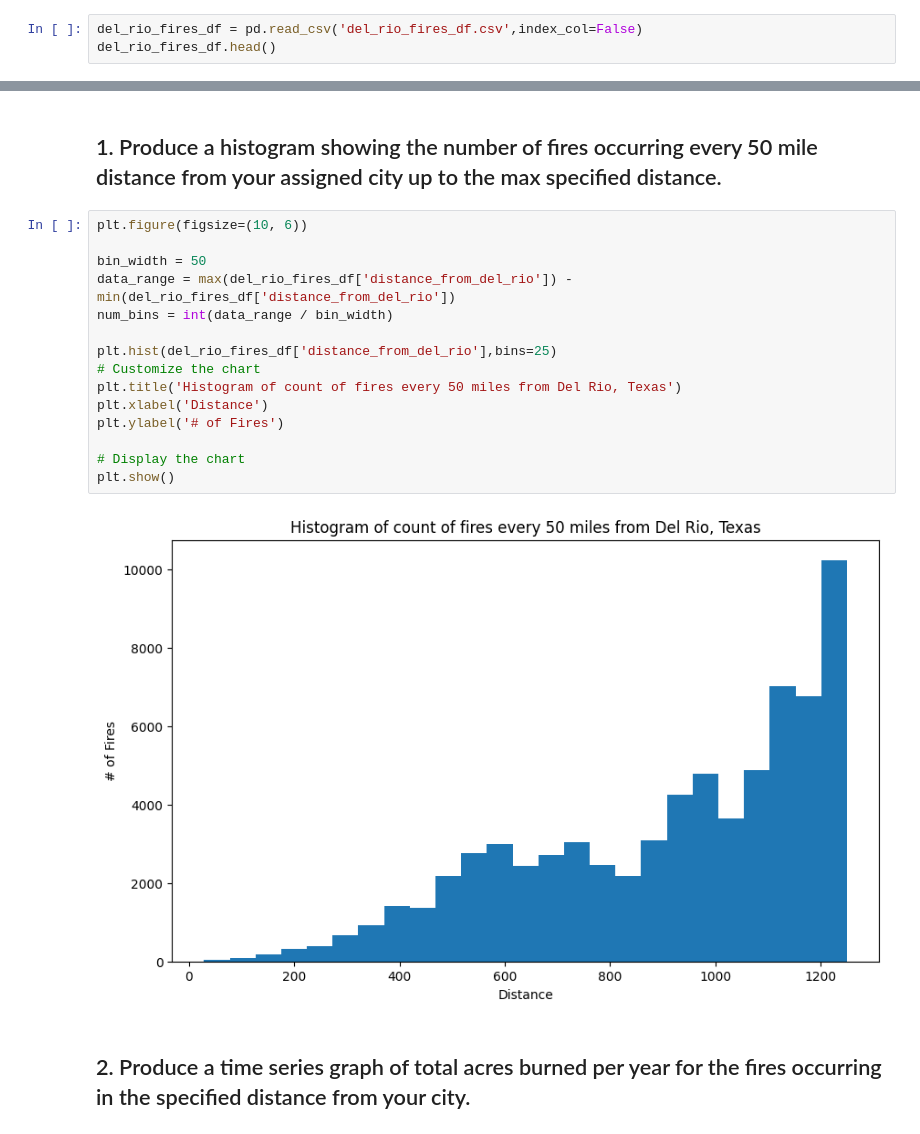
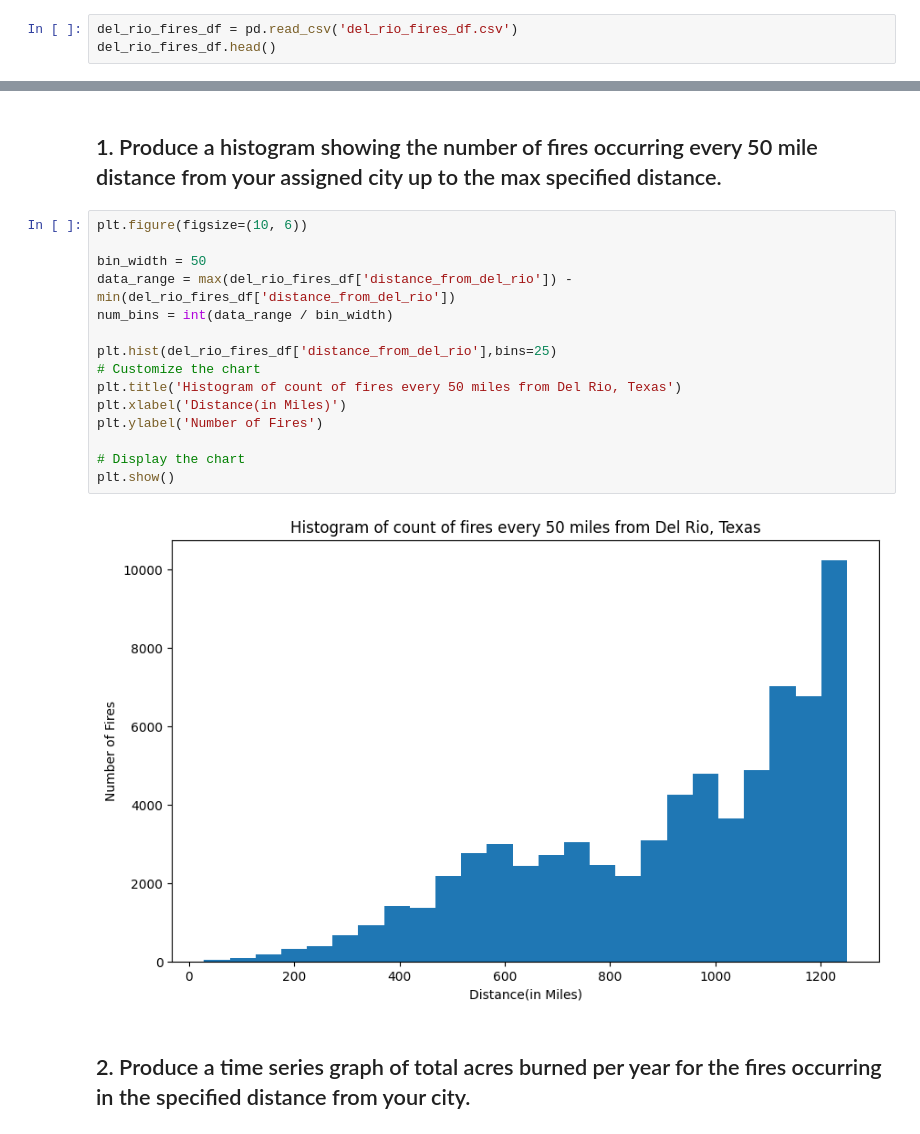
Before and after one commit to neelshah2302/data-512-course-project, a Jupyter notebook: Code/Data_Analysis_and_Prediction.ipynb, the cells around one changed output, grey strips where cells are left out. Cells and saved outputs as stored; diff of their text form.

```diff
--- a/Code/Data_Analysis_and_Prediction.ipynb
+++ b/Code/Data_Analysis_and_Prediction.ipynb
@@ -22,5 +33,5 @@ Import the Wildfire data we extracted for Del Rio
 # %%
-del_rio_fires_df = pd.read_csv('del_rio_fires_df.csv',index_col=False)
+del_rio_fires_df = pd.read_csv('del_rio_fires_df.csv')
 del_rio_fires_df.head()
 # %% [output]
 |  | Unnamed: 0 | OBJECTID | USGS_Assigned_ID | Assigned_Fire_Type | Fire_Year | Fire_Polygon_Tier | ... |
@@ -156,20 +167,20 @@ plt.show()
 # %%
 plt.figure(figsize=(10, 6))
 
 bin_width = 50
 data_range = max(del_rio_fires_df['distance_from_del_rio']) - min(del_rio_fires_df['distance_from_del_rio'])
 num_bins = int(data_range / bin_width)
 
 plt.hist(del_rio_fires_df['distance_from_del_rio'],bins=25)
 # Customize the chart
 plt.title('Histogram of count of fires every 50 miles from Del Rio, Texas')
-plt.xlabel('Distance')
-plt.ylabel('# of Fires')
+plt.xlabel('Distance(in Miles)')
+plt.ylabel('Number of Fires')
 
 # Display the chart
 plt.show()
 # %% [output]
-[figure, old version]
+[figure, new version]
 # %% [markdown]
 ## 2. Produce a time series graph of total acres burned per year for the fires occurring in the specified distance from your city.
 # %%
```
Also changed, not shown: parts of 10 cells of this notebook.
